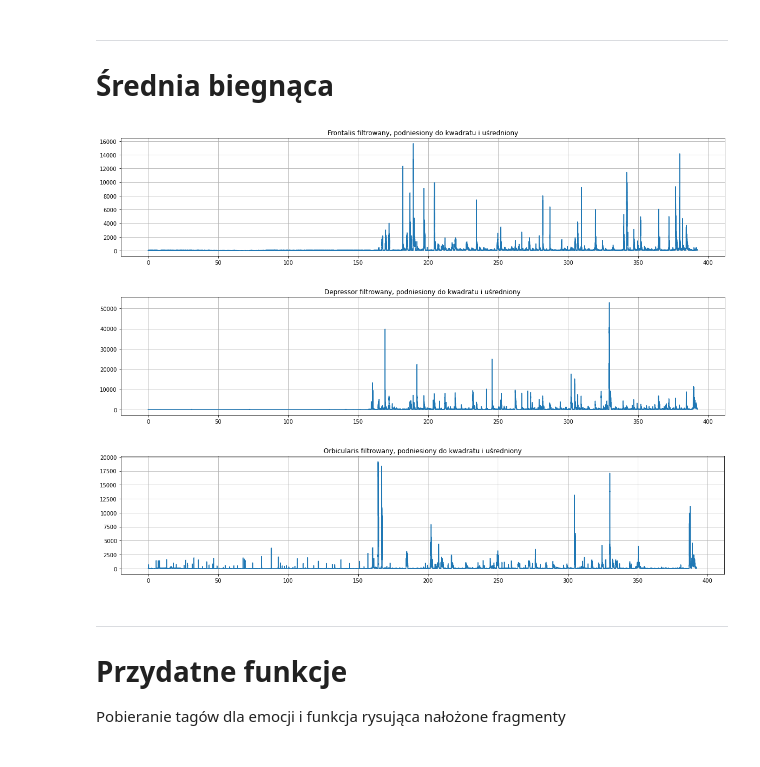
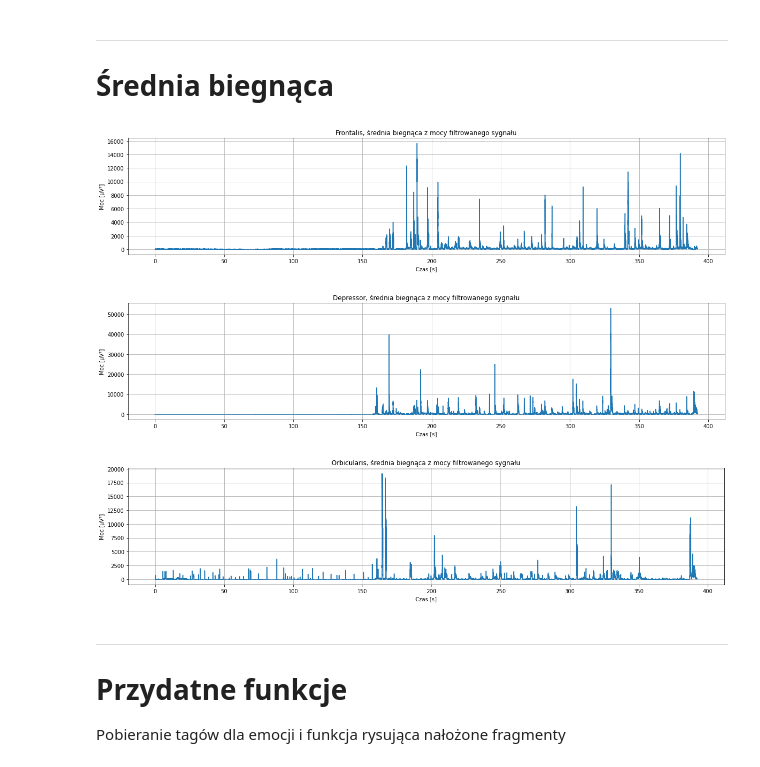
Before and after one commit to Laz4rz/MedSignalAnalysis, a Jupyter notebook: EMG_face_emotion_comparison.ipynb, the cells around one changed output. Drawn from its saved outputs; the diff is of its cells as text; code cells hidden in the pictures.

```diff
--- a/EMG_face_emotion_comparison.ipynb
+++ b/EMG_face_emotion_comparison.ipynb
@@ -56,6 +56,9 @@ for muscle in signals:
   plt.figure(figsize=(20,4))
   t = np.arange(0, len(signals[muscle])/2048, 1/2048)
   plt.plot(t, signals[muscle])
+  plt.grid()
+  plt.xlabel('Czas [s]')
+  plt.ylabel('Napięcie [µV]')
   plt.title(muscle)
   plt.show()
 # %% [output]
@@ -83,6 +86,8 @@ for muscle in signals_filtered:
   t = np.arange(0, len(signals_filtered[muscle])/2048, 1/2048)
   plt.plot(t, signals_filtered[muscle])
   plt.grid()
+  plt.xlabel('Czas [s]')
+  plt.ylabel('Napięcie [µV]')
   plt.title(muscle + ' filtrowany')
   plt.show()
 # %% [output]
@@ -102,6 +107,8 @@ for muscle in signals_filtered_squared:
   t = np.arange(0, len(signals_filtered_squared[muscle])/2048, 1/2048)
   plt.plot(t, signals_filtered_squared[muscle])
   plt.grid()
-  plt.title(muscle + ' filtrowany i do kwadratu')
+  plt.xlabel('Czas [s]')
+  plt.ylabel('Moc [µV²]')
+  plt.title(muscle+', moc filtrowanego sygnału')
   plt.show()
 # %% [output]
@@ -114,29 +121,31 @@ for muscle in signals_filtered_squared:
 # %%
 signals_filtered_squared_windowed = {}
 mean_len = 102
 
 for muscle in signals_filtered:
   current = signals_filtered_squared[muscle]
   leng = len(current)
   placeholder = []
   for i in range(leng):
     if i+mean_len>leng:
       break
     else:
       sample = np.mean(current[i:i+mean_len])
       placeholder.append(sample)
   signals_filtered_squared_windowed[muscle] = placeholder
 
 for muscle in signals_filtered:
   plt.figure(figsize=(20,4))
-  plt.title(muscle+' filtrowany, podniesiony do kwadratu i uśredniony')
+  plt.title(muscle+', średnia biegnąca z mocy filtrowanego sygnału')
   plt.plot(np.arange(0, len(signals_filtered_squared_windowed[muscle])/sampling, 1/2048), np.array(signals_filtered_squared_windowed[muscle]))
   plt.grid()
+  plt.xlabel('Czas [s]')
+  plt.ylabel('Moc [µV²]')
   plt.show()
 # %% [output]
-[figure, old version]
+[figure, new version]
-[figure, old version]
+[figure, new version]
-[figure, old version]
+[figure, new version]
 # %% [markdown]
 ---
 # Przydatne funkcje
```
Also changed, not shown: parts of 7 cells of this notebook.
